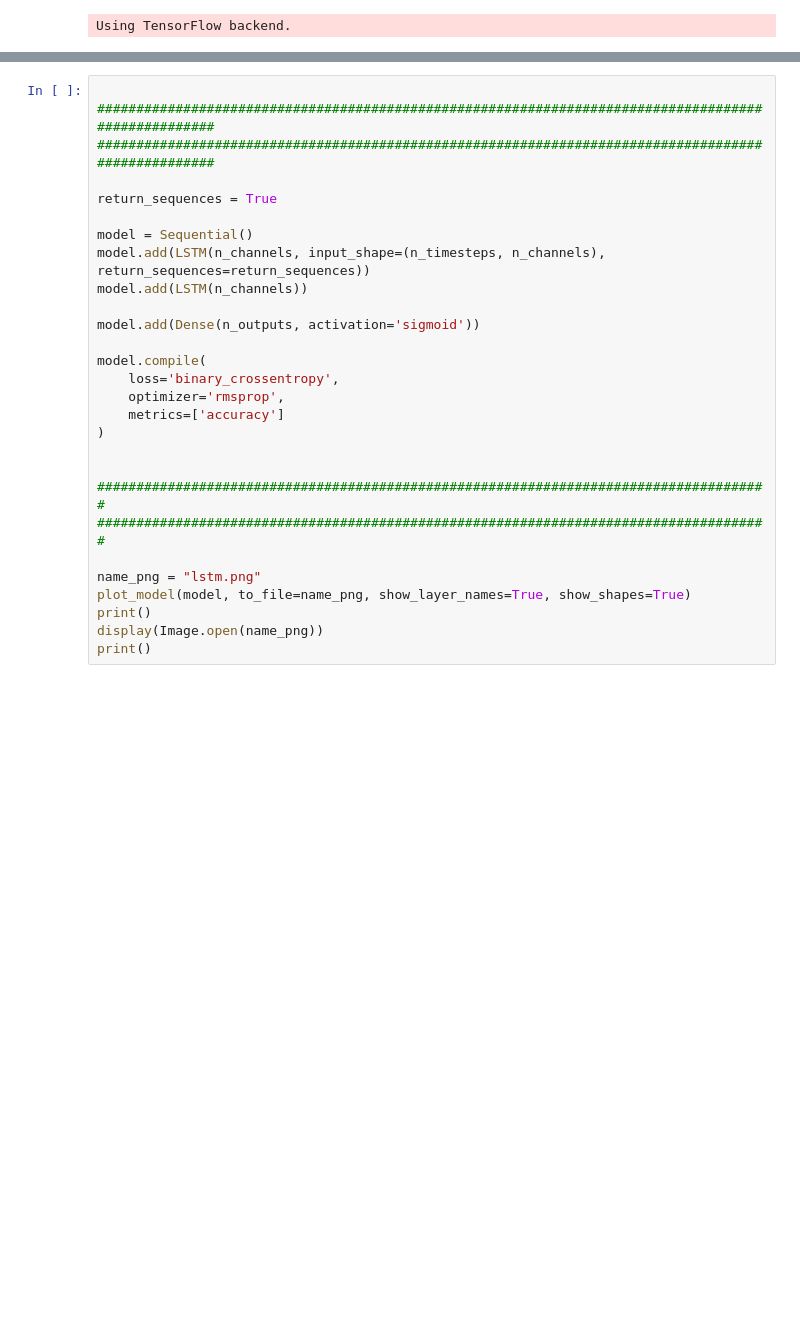
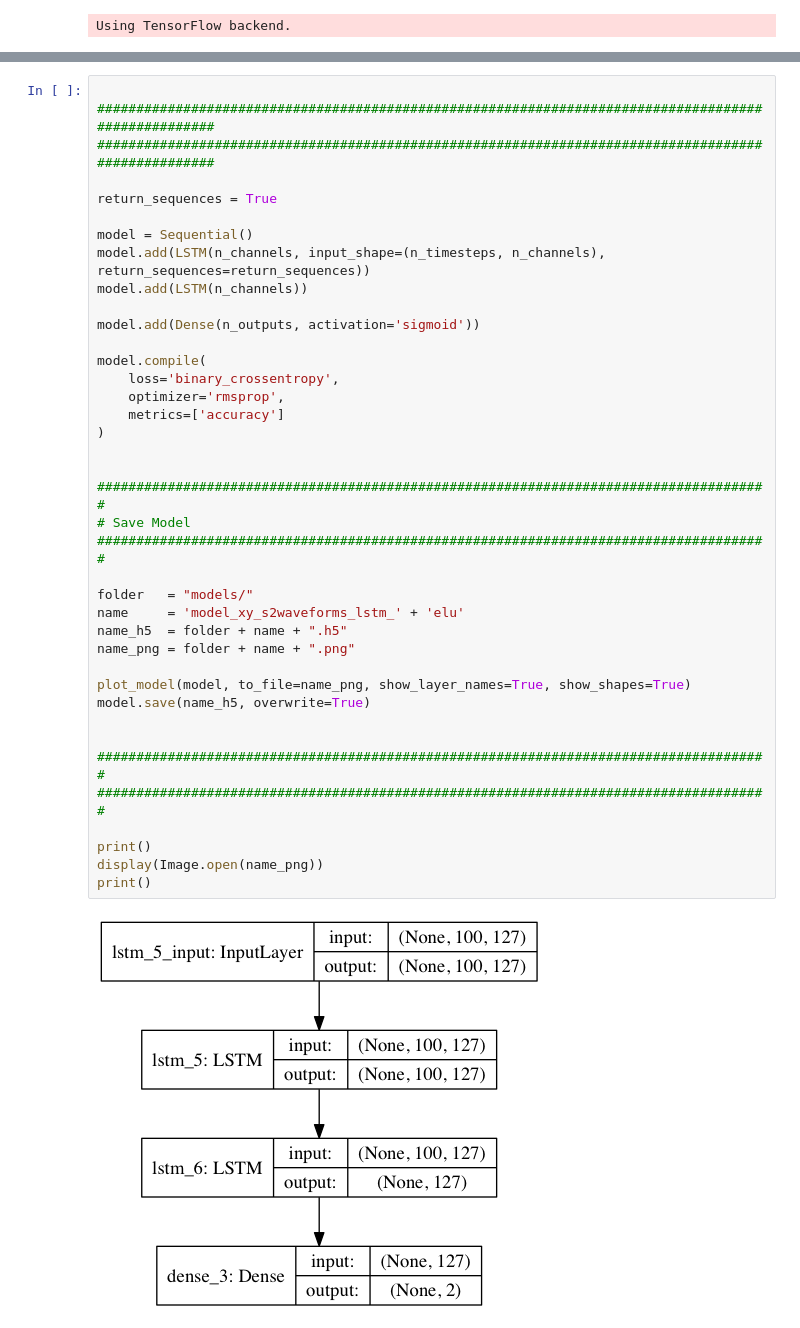
Before and after one commit to dbarg/pax_reconstruction, a Jupyter notebook: xy_s2waveforms/xy_S2waveforms_lstm_train.ipynb, the cells around one changed output, grey strips where cells are left out. Cells and saved outputs as stored; diff of their text form; blank space fills up the shorter version.

```diff
--- a/xy_s2waveforms/xy_S2waveforms_lstm_train.ipynb
+++ b/xy_s2waveforms/xy_S2waveforms_lstm_train.ipynb
@@ -61,31 +68,44 @@ print()
 # %%
 
 ####################################################################################################
 ####################################################################################################
 
 return_sequences = True
 
 model = Sequential()
 model.add(LSTM(n_channels, input_shape=(n_timesteps, n_channels), return_sequences=return_sequences))
 model.add(LSTM(n_channels))
 
 model.add(Dense(n_outputs, activation='sigmoid'))
 
 model.compile(
     loss='binary_crossentropy',
     optimizer='rmsprop',
     metrics=['accuracy']
 )
 
 
 ######################################################################################
+# Save Model
 ######################################################################################
 
-name_png = "lstm.png"
+folder   = "models/"
+name     = 'model_xy_s2waveforms_lstm_' + 'elu'
+name_h5  = folder + name + ".h5"
+name_png = folder + name + ".png"
+
 plot_model(model, to_file=name_png, show_layer_names=True, show_shapes=True)
+model.save(name_h5, overwrite=True)
+
+
+######################################################################################
+######################################################################################
+
 print()
 display(Image.open(name_png))
 print()
+# %% [output]
+[figure, added]
 # %%
 
 ######################################################################################
```
Also changed, not shown: parts of 2 cells of this notebook, 1 other file.
